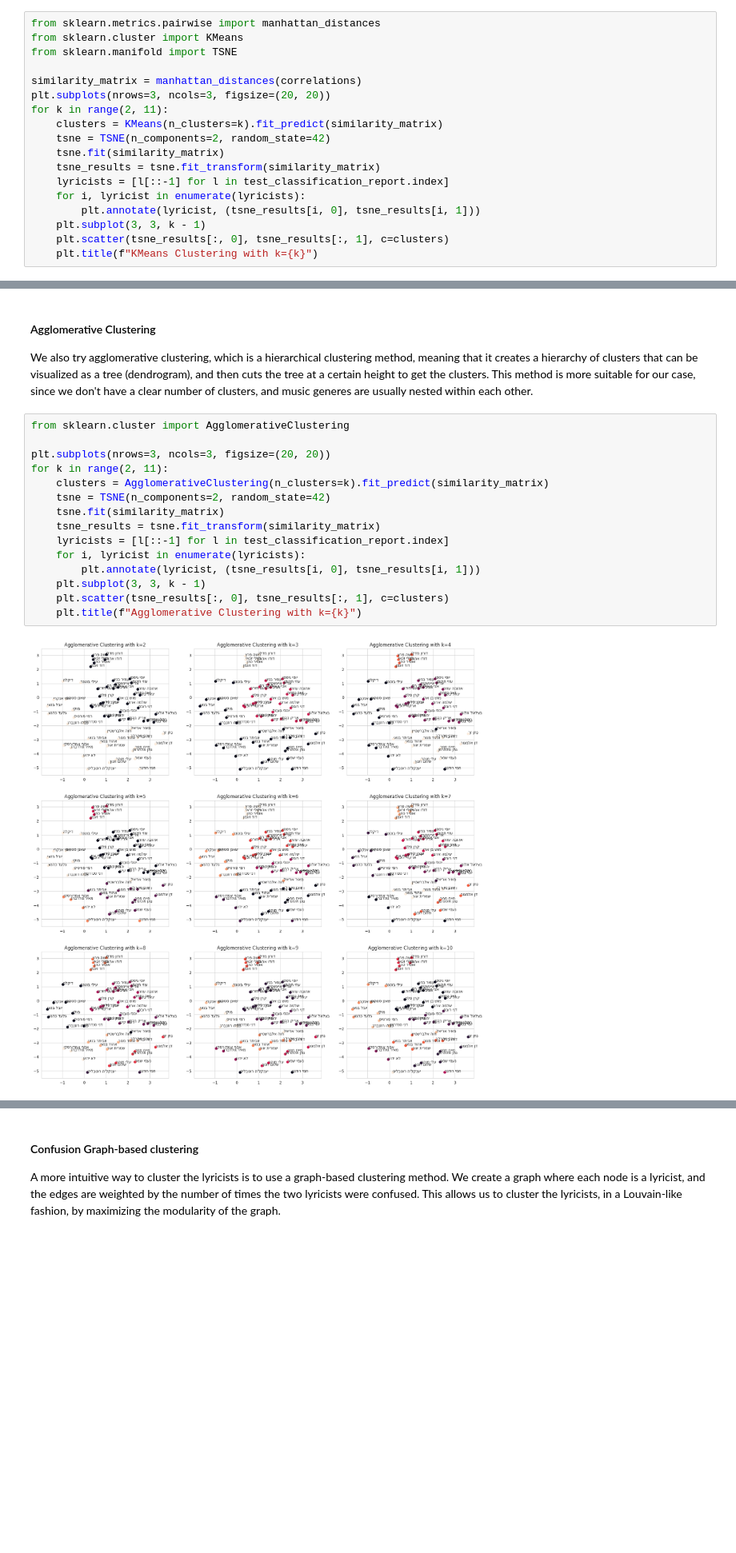
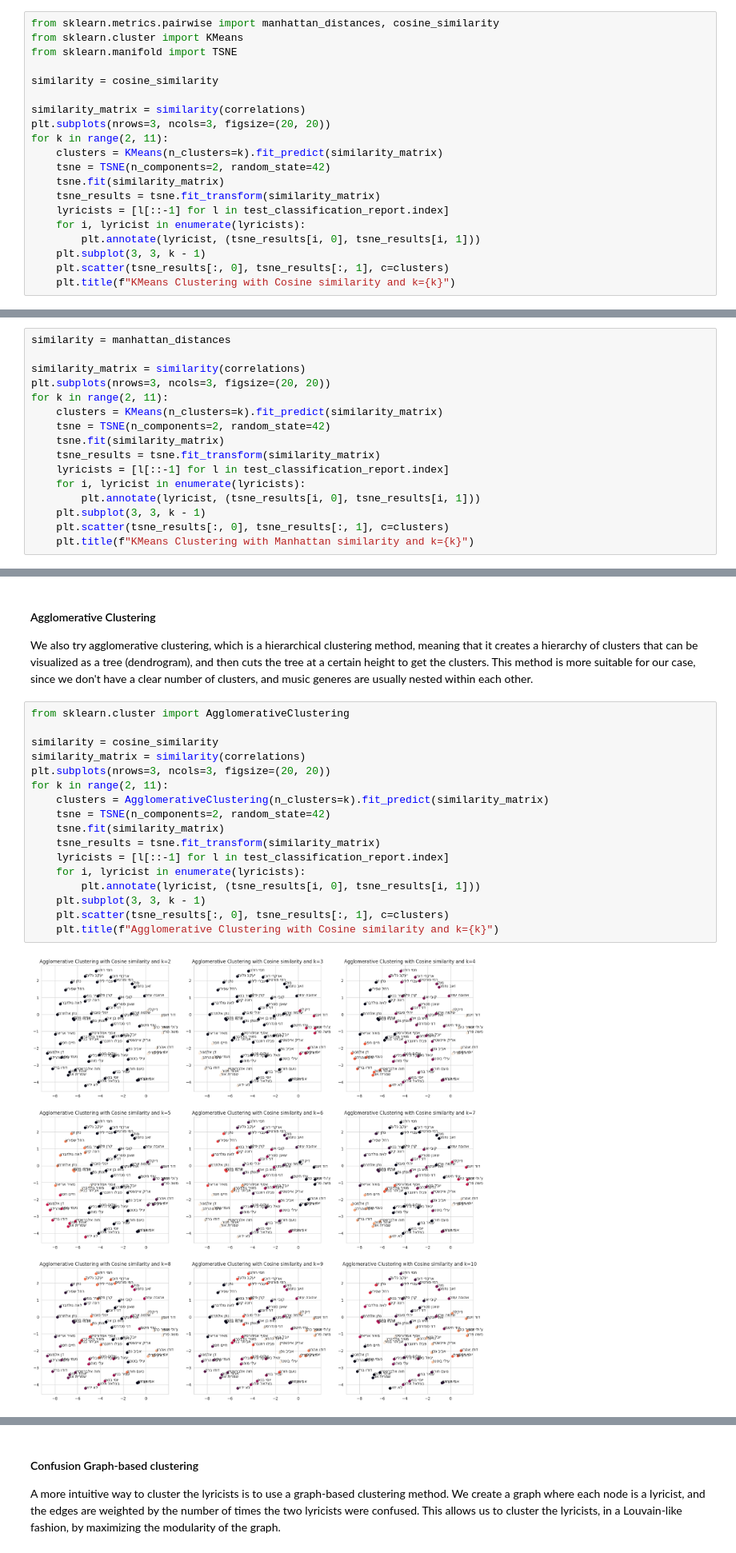
Before and after one commit to Bidusa-Kashani/MelodyMaster, a Jupyter notebook: 06 - AlephBERT/06 - AlephBERT.ipynb, the cells around one changed output, grey strips where cells are left out. Shown at 80% size. Saved outputs shown, nothing was run; the diff lists cells and outputs as text; blank space fills up the shorter version.

```diff
--- a/06 - AlephBERT/06 - AlephBERT.ipynb
+++ b/06 - AlephBERT/06 - AlephBERT.ipynb
@@ -270,11 +275,13 @@ correlations
 We treat every lyricist as a point in a 64-dimensional space, and calculate the Manhattan distance between them, according to their correlation matrix (which is derived from the confusion matrix).
 Then we use KMeans clustering to cluster the lyricists based on their distance from each other.
 # %%
-from sklearn.metrics.pairwise import manhattan_distances
+from sklearn.metrics.pairwise import manhattan_distances, cosine_similarity
 from sklearn.cluster import KMeans
 from sklearn.manifold import TSNE
 
-similarity_matrix = manhattan_distances(correlations)
+similarity = cosine_similarity
+
+similarity_matrix = similarity(correlations)
 plt.subplots(nrows=3, ncols=3, figsize=(20, 20))
 for k in range(2, 11):
     clusters = KMeans(n_clusters=k).fit_predict(similarity_matrix)
@@ -286,5 +293,5 @@ for k in range(2, 11):
         plt.annotate(lyricist, (tsne_results[i, 0], tsne_results[i, 1]))
     plt.subplot(3, 3, k - 1)
     plt.scatter(tsne_results[:, 0], tsne_results[:, 1], c=clusters)
-    plt.title(f"KMeans Clustering with k={k}")
+    plt.title(f"KMeans Clustering with Cosine similarity and k={k}")
 # %% [output]
@@ -291,0 +299,16 @@ for k in range(2, 11):
+# %%
+similarity = manhattan_distances
+
+similarity_matrix = similarity(correlations)
+plt.subplots(nrows=3, ncols=3, figsize=(20, 20))
+for k in range(2, 11):
+    clusters = KMeans(n_clusters=k).fit_predict(similarity_matrix)
+    tsne = TSNE(n_components=2, random_state=42)
+    tsne.fit(similarity_matrix)
+    tsne_results = tsne.fit_transform(similarity_matrix)
+    lyricists = [l[::-1] for l in test_classification_report.index]
+    for i, lyricist in enumerate(lyricists):
+        plt.annotate(lyricist, (tsne_results[i, 0], tsne_results[i, 1]))
+    plt.subplot(3, 3, k - 1)
+    plt.scatter(tsne_results[:, 0], tsne_results[:, 1], c=clusters)
+    plt.title(f"KMeans Clustering with Manhattan similarity and k={k}")
@@ -314,17 +339,19 @@ This method is more suitable for our case, since we don't have a clear number of
 # %%
 from sklearn.cluster import AgglomerativeClustering
 
+similarity = cosine_similarity
+similarity_matrix = similarity(correlations)
 plt.subplots(nrows=3, ncols=3, figsize=(20, 20))
 for k in range(2, 11):
     clusters = AgglomerativeClustering(n_clusters=k).fit_predict(similarity_matrix)
     tsne = TSNE(n_components=2, random_state=42)
     tsne.fit(similarity_matrix)
     tsne_results = tsne.fit_transform(similarity_matrix)
     lyricists = [l[::-1] for l in test_classification_report.index]
     for i, lyricist in enumerate(lyricists):
         plt.annotate(lyricist, (tsne_results[i, 0], tsne_results[i, 1]))
     plt.subplot(3, 3, k - 1)
     plt.scatter(tsne_results[:, 0], tsne_results[:, 1], c=clusters)
-    plt.title(f"Agglomerative Clustering with k={k}")
+    plt.title(f"Agglomerative Clustering with Cosine similarity and k={k}")
 # %% [output]
-[figure, old version]
+[figure, new version]
```
Also changed, not shown: parts of 12 cells of this notebook.
